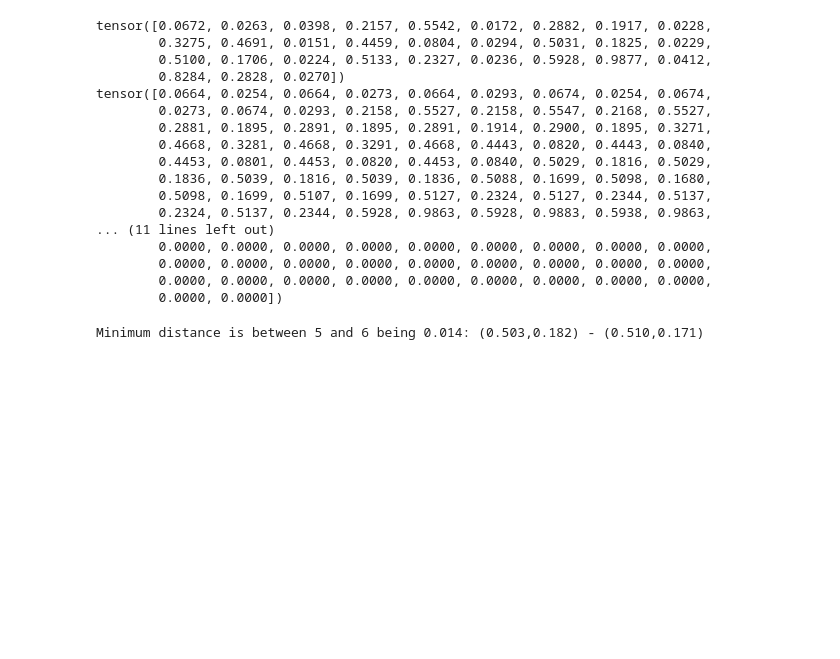
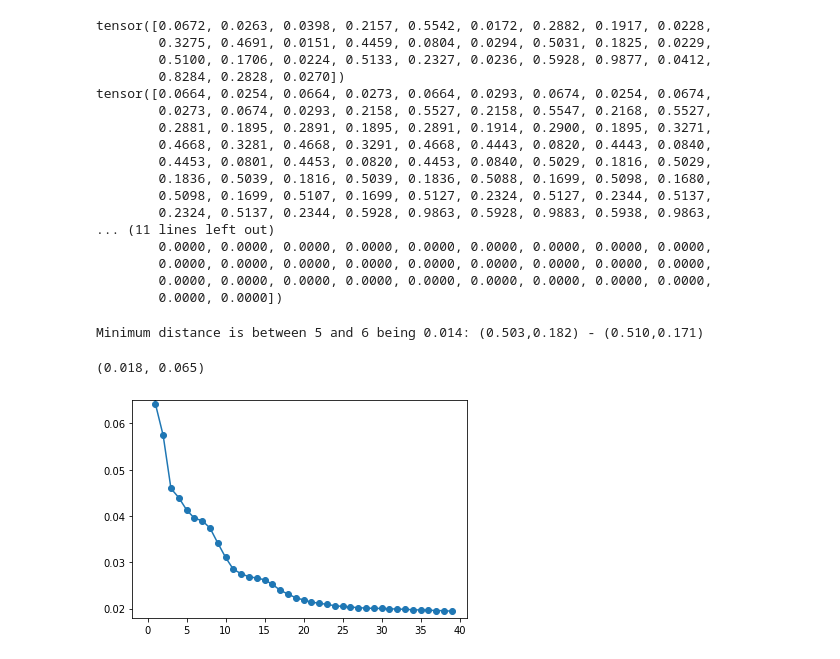
Before and after one commit to pgpapp/pcT-ReadOut, a Jupyter notebook: Cluster_finder.ipynb, the cells around one changed output. Saved outputs shown, nothing was run; the diff lists cells and outputs as text; code cells hidden in the pictures; blank space fills up the shorter version.

```diff
--- a/Cluster_finder.ipynb
+++ b/Cluster_finder.ipynb
@@ -542,14 +544,32 @@ tensor([0.0664, 0.0254, 0.0664, 0.0273, 0.0664, 0.0293, 0.0674, 0.0254, 0.0674,
         0.0000, 0.0000, 0.0000, 0.0000, 0.0000, 0.0000, 0.0000, 0.0000, 0.0000,
         0.0000, 0.0000, 0.0000, 0.0000, 0.0000, 0.0000, 0.0000, 0.0000, 0.0000,
         0.0000, 0.0000])
-# %%
-im = -1; jm =-1; md = 10.
-for i in np.arange(9):
-    for j in np.arange(i+1,10):
-        d=cdist([[t[1][0][0::3][i],t[1][0][1::3][i]]],[[t[1][0][0::3][j],t[1][0][1::3][j]]])[0][0]
-        if(d < md):
-            md = d; im=i; jm=j
-print('Minimum distance is between {0} and {1} being {2:.3f}: ({3:.3f},{4:.3f}) - ({5:.3f},{6:.3f})'.format(im,jm,md,
-        t[1][0][0::3][im],t[1][0][1::3][im],t[1][0][0::3][jm],t[1][0][1::3][jm]))
-# %% [output]
-Minimum distance is between 5 and 6 being 0.014: (0.503,0.182) - (0.510,0.171)
+# %%
+im = -1; jm =-1; md = 10.
+for i in np.arange(9):
+    for j in np.arange(i+1,10):
+        d=cdist([[t[1][0][0::3][i],t[1][0][1::3][i]]],[[t[1][0][0::3][j],t[1][0][1::3][j]]])[0][0]
+        if(d < md):
+            md = d; im=i; jm=j
+print('Minimum distance is between {0} and {1} being {2:.3f}: ({3:.3f},{4:.3f}) - ({5:.3f},{6:.3f})'.format(im,jm,md,
+        t[1][0][0::3][im],t[1][0][1::3][im],t[1][0][0::3][jm],t[1][0][1::3][jm]))
+# %% [output]
+Minimum distance is between 5 and 6 being 0.014: (0.503,0.182) - (0.510,0.171)
+# %%
+import matplotlib.pyplot as plt
+err = [0.33068392494388676, 0.06428841494074923, 0.057438673658054974, 0.045950639777695416, 0.043981300805499945,
+       0.04133637709110577, 0.03952288455486233, 0.03900292453061118, 0.03741085427483956, 0.034162486020479665,
+       0.031049132115033053, 0.028462496436473136, 0.02754102475906202, 0.02685291940025493, 0.02660955314189142,
+       0.026209883361586642, 0.025221925532211892, 0.02395707048723288, 0.023123463600303516, 0.02232986051655173,
+       0.021860408251947037, 0.021380460772995658, 0.02114779172810289, 0.020894691748991903, 0.020609256487545573,
+       0.020451621680849078, 0.02031662244028178, 0.020196163265385023, 0.02008637849815962, 0.020045770458007987,
+       0.020020429689387373, 0.019946975062398457, 0.01988428514403701, 0.019840122730282506, 0.019732425278930533,
+      0.019692354490822427, 0.01965645823860457, 0.01955545709578407, 0.01954190119355648, 0.01941206243861858]
+plt.plot(range(len(err)),err)
+plt.scatter(range(len(err)),err)
+#plt.yscale('log')
+plt.ylim(0.018,0.065)
+#plt.xscale('log')
+# %% [output]
+(0.018, 0.065)
+[figure, added]
```
Also changed, not shown: parts of 3 cells of this notebook.
